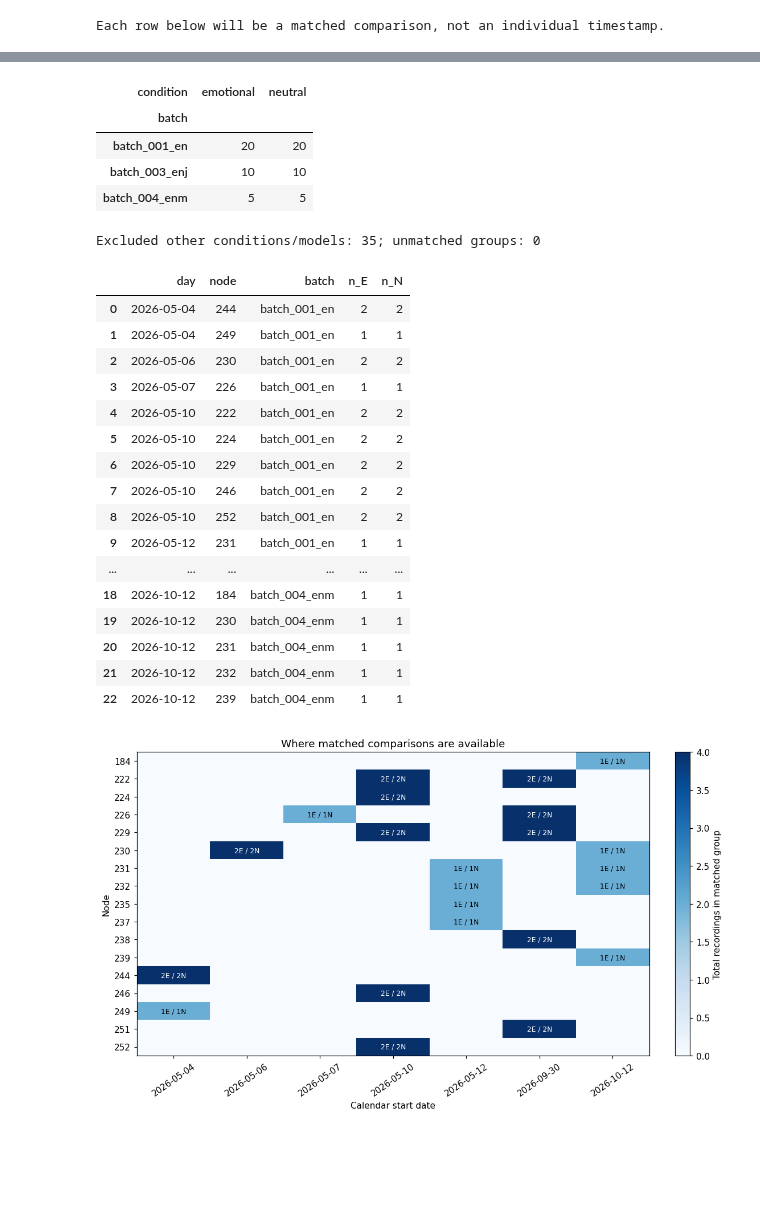
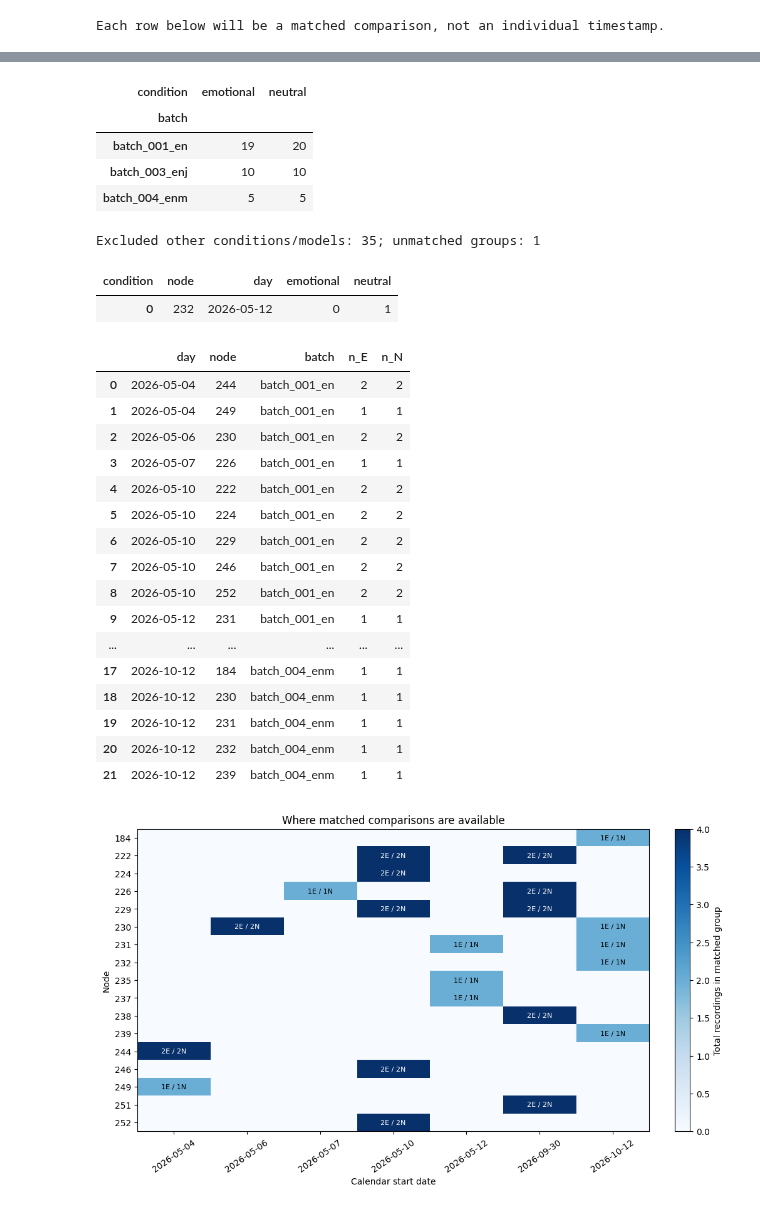
Before and after one commit to salviromain/mccviahat, a Jupyter notebook: analysis/notebooks/fulltrace_analysis_matched.ipynb, the cells around one changed output, grey strips where cells are left out. Drawn from its saved outputs; the diff is of its cells as text; code cells hidden in the pictures; blank space fills up the shorter version.

Commit message:
New analysis accounting for node and day

```diff
--- a/analysis/notebooks/fulltrace_analysis_matched.ipynb
+++ b/analysis/notebooks/fulltrace_analysis_matched.ipynb
@@ -21,16 +34,17 @@ sys.path.insert(0, str(ROOT / "analysis/lib"))
 from fulltrace_matched import prepare, analyze, display_effect, SPECS as ALL_SPECS
 
 SELECTED_FEATURES = {"core_power.throttle__mean_rate",
-                     "core_power.throttle__spectral_entropy",
                      "core_power.throttle__per_cycle"}
-SPECS = [s for s in ALL_SPECS if s[0] in SELECTED_FEATURES]
+RENAME = {"core_power.throttle__mean_rate": "PTE mean rate"}
+SPECS = [(feature, RENAME.get(feature, label), scale, unit)
+         for feature, label, scale, unit in ALL_SPECS if feature in SELECTED_FEATURES]
 
 TIMEZONE = "America/Chicago"
 TEST_BOOTSTRAPS = 19999
 INTERVAL_BOOTSTRAPS = 1999
 SEED = 42
 WORKERS = 4  # Use 1 for a single process.
-OUT = ROOT / "results/fulltrace_matched_EN_2026-10-23_three_features"
+OUT = ROOT / "results/fulltrace_matched_EN_2026-10-24_two_features"
 OUT.mkdir(parents=True, exist_ok=True)
 E_COLOR, N_COLOR = "#C44E52", "#4477AA"
 FEATURES = [s[0] for s in SPECS]
@@ -54,5 +71,7 @@ Only successful 70B E/N recordings with matching recomputed feature files are el
 # %%
 traces, blocks, contrasts, sources, excluded, unmatched = prepare(ROOT, TIMEZONE, features=FEATURES)
+contrasts["label"] = contrasts.feature.map(LABELS)
+traces = traces.loc[:, [column for column in traces if "__" not in column or column in FEATURES]]
 coverage = pd.DataFrame({"quantity": ["Recordings", "Matched node/date groups", "Nodes", "Dates",
                                    "One E + one N", "Two E + two N", "Cross-midnight recordings"],
                          "count": [len(traces), len(blocks), blocks.node.nunique(), blocks.day.nunique(),
@@ -97,27 +116,29 @@ save_figure(fig, "coverage")
 | Two E + two N | 12 |
 | Cross-midnight recordings | 5 |
 | condition | emotional | neutral |
 | batch |  |  |
-| batch_001_en | 20 | 20 |
+| batch_001_en | 19 | 20 |
 | batch_003_enj | 10 | 10 |
 | batch_004_enm | 5 | 5 |
-Excluded other conditions/models: 35; unmatched groups: 0
+Excluded other conditions/models: 35; unmatched groups: 1
-|  | day | node | batch | n_E | n_N |
-| 0 | 2026-05-04 | 244 | batch_001_en | 2 | 2 |
-| 1 | 2026-05-04 | 249 | batch_001_en | 1 | 1 |
-| 2 | 2026-05-06 | 230 | batch_001_en | 2 | 2 |
-| 3 | 2026-05-07 | 226 | batch_001_en | 1 | 1 |
-| 4 | 2026-05-10 | 222 | batch_001_en | 2 | 2 |
-| 5 | 2026-05-10 | 224 | batch_001_en | 2 | 2 |
-| 6 | 2026-05-10 | 229 | batch_001_en | 2 | 2 |
-| 7 | 2026-05-10 | 246 | batch_001_en | 2 | 2 |
-| 8 | 2026-05-10 | 252 | batch_001_en | 2 | 2 |
-| 9 | 2026-05-12 | 231 | batch_001_en | 1 | 1 |
-| ... | ... | ... | ... | ... | ... |
-| 18 | 2026-10-12 | 184 | batch_004_enm | 1 | 1 |
-| 19 | 2026-10-12 | 230 | batch_004_enm | 1 | 1 |
-| 20 | 2026-10-12 | 231 | batch_004_enm | 1 | 1 |
-| 21 | 2026-10-12 | 232 | batch_004_enm | 1 | 1 |
-| 22 | 2026-10-12 | 239 | batch_004_enm | 1 | 1 |
+| condition | node | day | emotional | neutral |
+| 0 | 232 | 2026-05-12 | 0 | 1 |
+|  | day | node | batch | n_E | n_N |
+| 0 | 2026-05-04 | 244 | batch_001_en | 2 | 2 |
+| 1 | 2026-05-04 | 249 | batch_001_en | 1 | 1 |
+| 2 | 2026-05-06 | 230 | batch_001_en | 2 | 2 |
+| 3 | 2026-05-07 | 226 | batch_001_en | 1 | 1 |
+| 4 | 2026-05-10 | 222 | batch_001_en | 2 | 2 |
+| 5 | 2026-05-10 | 224 | batch_001_en | 2 | 2 |
+| 6 | 2026-05-10 | 229 | batch_001_en | 2 | 2 |
+| 7 | 2026-05-10 | 246 | batch_001_en | 2 | 2 |
+| 8 | 2026-05-10 | 252 | batch_001_en | 2 | 2 |
+| 9 | 2026-05-12 | 231 | batch_001_en | 1 | 1 |
+| ... | ... | ... | ... | ... | ... |
+| 17 | 2026-10-12 | 184 | batch_004_enm | 1 | 1 |
+| 18 | 2026-10-12 | 230 | batch_004_enm | 1 | 1 |
+| 19 | 2026-10-12 | 231 | batch_004_enm | 1 | 1 |
+| 20 | 2026-10-12 | 232 | batch_004_enm | 1 | 1 |
+| 21 | 2026-10-12 | 239 | batch_004_enm | 1 | 1 |
-[figure, old version]
+[figure, new version]
 # %% [markdown]
```
Also changed, not shown: parts of 17 cells of this notebook, 26 other files.
